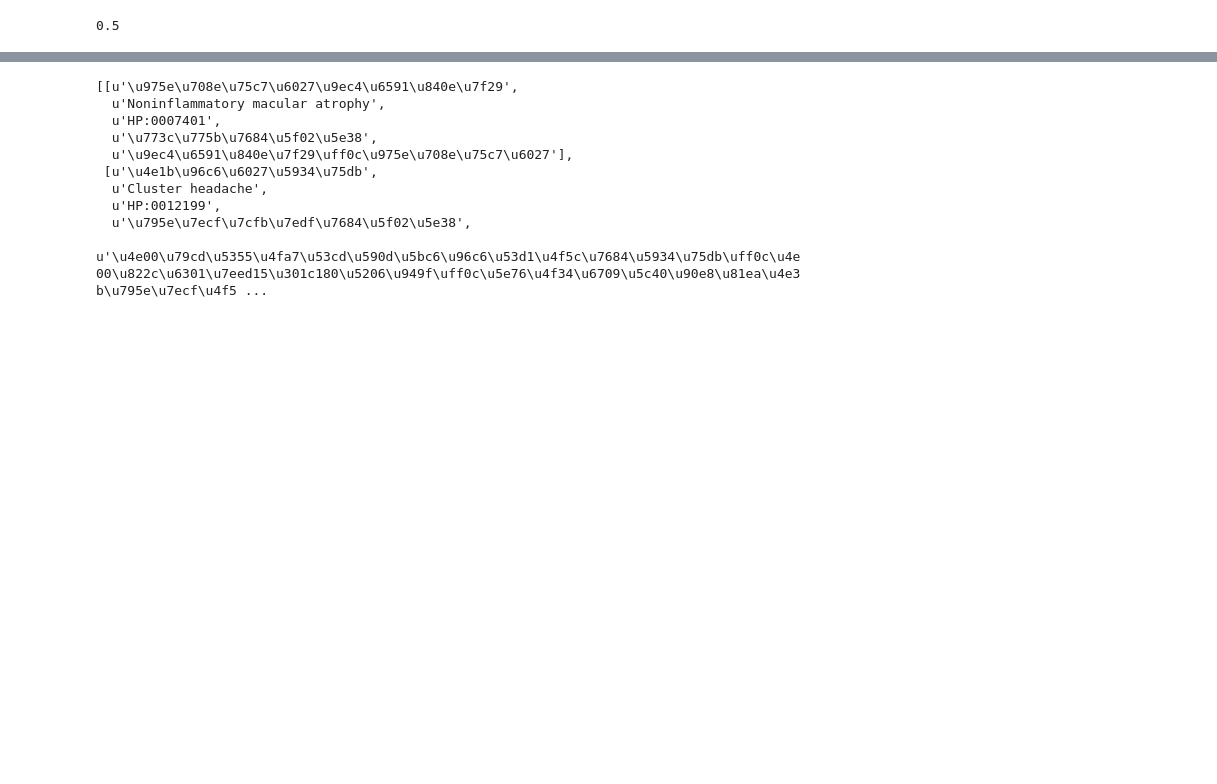
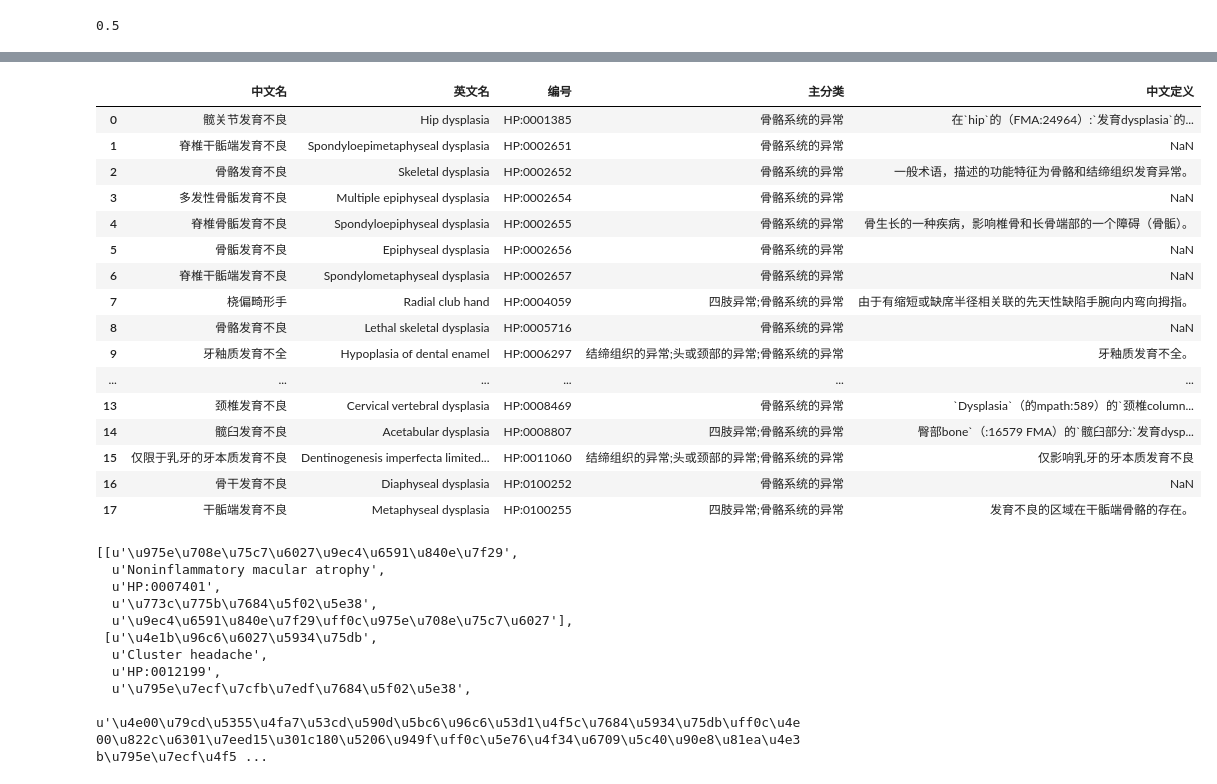
Before and after one commit to xguo39/deepbrain, a Jupyter notebook: deepb/test.ipynb, the cells around one changed output, grey strips where cells are left out. Drawn from its saved outputs; the diff is of its cells as text; code cells hidden in the pictures; blank space fills up the shorter version.

```diff
--- a/deepb/test.ipynb
+++ b/deepb/test.ipynb
@@ -1843,4 +1843,4 @@ match_result[0][2]
 # %% [output]
 0.5
 # %%
-input_phenotype = '怕光'
+input_phenotype = '发育迟缓'
@@ -1888,3 +1927,23 @@ match_result
+# %%
+match_table
+# %% [output]
+|  | 中文名 | 英文名 | 编号 | 主分类 | 中文定义 |
+| 0 | 髋关节发育不良 | Hip dysplasia | HP:0001385 | 骨骼系统的异常 | 在`hip`的（FMA:24964）:`发育dysplasia`的... |
+| 1 | 脊椎干骺端发育不良 | Spondyloepimetaphyseal dysplasia | HP:0002651 | 骨骼系统的异常 | NaN |
+| 2 | 骨骼发育不良 | Skeletal dysplasia | HP:0002652 | 骨骼系统的异常 | 一般术语，描述的功能特征为骨骼和结缔组织发育异常。 |
+| 3 | 多发性骨骺发育不良 | Multiple epiphyseal dysplasia | HP:0002654 | 骨骼系统的异常 | NaN |
+| 4 | 脊椎骨骺发育不良 | Spondyloepiphyseal dysplasia | HP:0002655 | 骨骼系统的异常 | 骨生长的一种疾病，影响椎骨和长骨端部的一个障碍（骨骺）。 |
+| 5 | 骨骺发育不良 | Epiphyseal dysplasia | HP:0002656 | 骨骼系统的异常 | NaN |
+| 6 | 脊椎干骺端发育不良 | Spondylometaphyseal dysplasia | HP:0002657 | 骨骼系统的异常 | NaN |
+| 7 | 桡偏畸形手 | Radial club hand | HP:0004059 | 四肢异常;骨骼系统的异常 | 由于有缩短或缺席半径相关联的先天性缺陷手腕向内弯向拇指。 |
+| 8 | 骨骼发育不良 | Lethal skeletal dysplasia | HP:0005716 | 骨骼系统的异常 | NaN |
+| 9 | 牙釉质发育不全 | Hypoplasia of dental enamel | HP:0006297 | 结缔组织的异常;头或颈部的异常;骨骼系统的异常 | 牙釉质发育不全。 |
+| ... | ... | ... | ... | ... | ... |
+| 13 | 颈椎发育不良 | Cervical vertebral dysplasia | HP:0008469 | 骨骼系统的异常 | `Dysplasia`（的mpath:589）的`颈椎column... |
+| 14 | 髋臼发育不良 | Acetabular dysplasia | HP:0008807 | 四肢异常;骨骼系统的异常 | 臀部bone`（:16579 FMA）的`髋臼部分:`发育dysp... |
+| 15 | 仅限于乳牙的牙本质发育不良 | Dentinogenesis imperfecta limited... | HP:0011060 | 结缔组织的异常;头或颈部的异常;骨骼系统的异常 | 仅影响乳牙的牙本质发育不良 |
+| 16 | 骨干发育不良 | Diaphyseal dysplasia | HP:0100252 | 骨骼系统的异常 | NaN |
+| 17 | 干骺端发育不良 | Metaphyseal dysplasia | HP:0100255 | 四肢异常;骨骼系统的异常 | 发育不良的区域在干骺端骨骼的存在。 |
 # %%
 CHPO = os.path.join(BASE, "data/chpo.2016-10.xls")
 # %%
```
Also changed, not shown: parts of 6 cells of this notebook, 2 other files.
